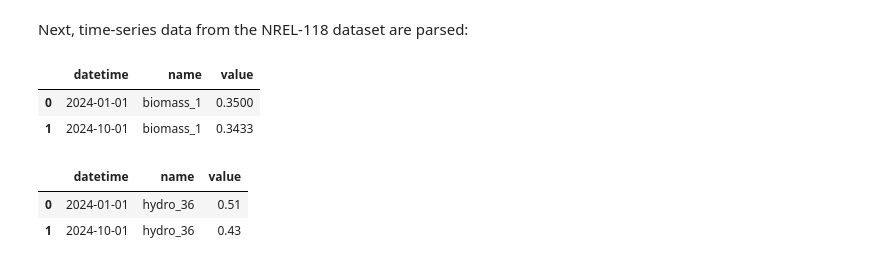
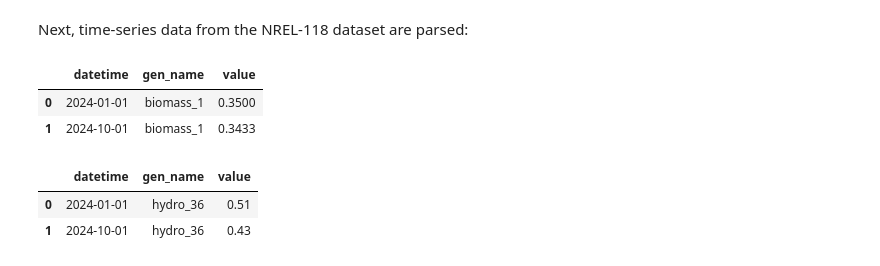
Before and after one commit to evgenytsydenov/ieee118_power_flow_data, a Jupyter notebook: notebooks/prepare_power_flow_data.ipynb, the cells around one changed output. Drawn from its saved outputs; the diff is of its cells as text; code cells hidden in the pictures.

Commit message:
Fix: change file and variable names

```diff
--- a/notebooks/prepare_power_flow_data.ipynb
+++ b/notebooks/prepare_power_flow_data.ipynb
@@ -202,18 +202,18 @@ nrel118_gens.head(2)
 Next, time-series data from the NREL-118 dataset are parsed:
 # %%
 # Escalators data
-path_nrel118_escalator_ts = os.path.join(
+path_nrel118_escalators_ts = os.path.join(
     "..", "data", "raw", "nrel118", "additional-files-mti-118", "Escalators.csv"
 )
-nrel118_escalators_ts = parse_nrel118_escalator_ts(raw_data=path_nrel118_escalator_ts)
+nrel118_escalators_ts = parse_nrel118_escalators_ts(raw_data=path_nrel118_escalators_ts)
 nrel118_escalators_ts.head(2)
 # %% [output]
-|  | datetime | name | value |
+|  | datetime | gen_name | value |
 | 0 | 2024-01-01 | biomass_1 | 0.3500 |
 | 1 | 2024-10-01 | biomass_1 | 0.3433 |
 # %%
 # Non-dispatchable hydro plants
-path_nrel118_hydro_nondisp_ts = os.path.join(
+path_nrel118_hydros_nondisp_ts = os.path.join(
     "..",
     "data",
     "raw",
@@ -221,12 +221,12 @@ path_nrel118_hydro_nondisp_ts = os.path.join(
     "additional-files-mti-118",
     "Hydro_nondipatchable.csv",
 )
-nrel118_hydros_nondisp_ts = parse_nrel118_hydro_nondisp_ts(
-    raw_data=path_nrel118_hydro_nondisp_ts
+nrel118_hydros_nondisp_ts = parse_nrel118_hydros_nondisp_ts(
+    raw_data=path_nrel118_hydros_nondisp_ts
 )
 nrel118_hydros_nondisp_ts.head(2)
 # %% [output]
-|  | datetime | name | value |
+|  | datetime | gen_name | value |
 | 0 | 2024-01-01 | hydro_36 | 0.51 |
 | 1 | 2024-10-01 | hydro_36 | 0.43 |
 # %%
```
Also changed, not shown: parts of 6 cells of this notebook, 12 other files.
